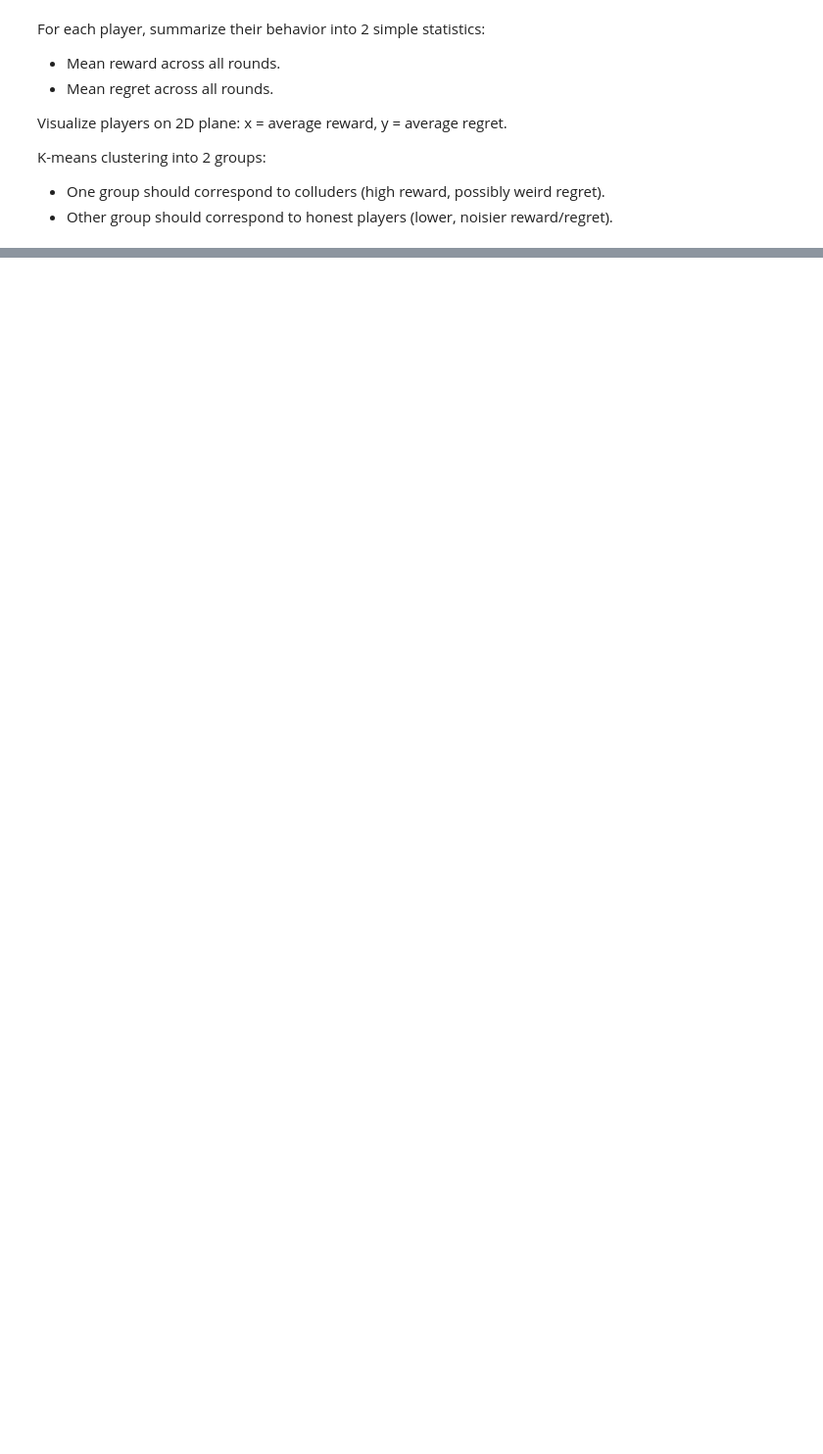
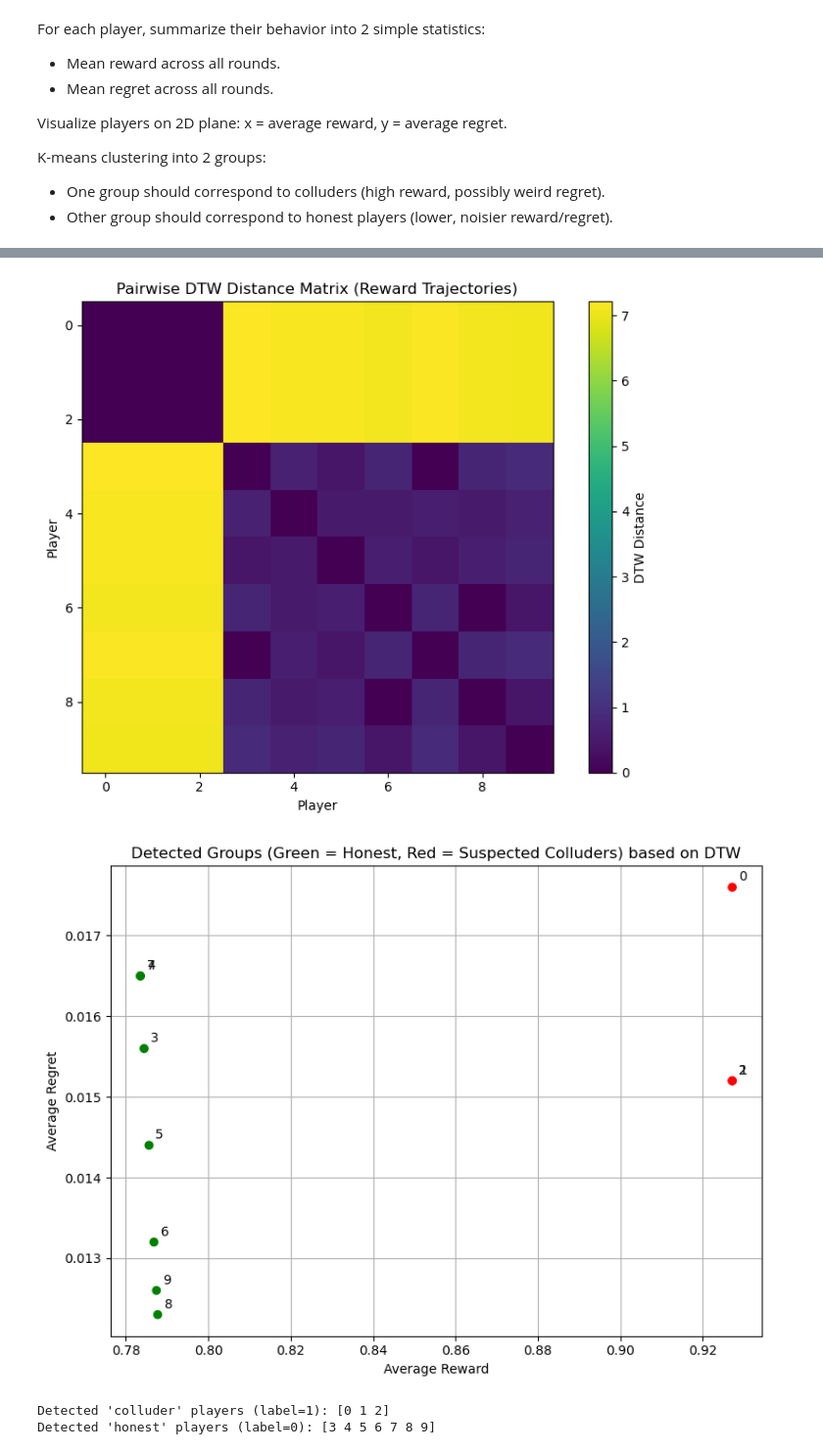
Before and after one commit to alliixx/Game-Collusion-Detection, a Jupyter notebook: collusion_detection_models.ipynb, the cells around one changed output, grey strips where cells are left out. Shown at 98% size. Drawn from its saved outputs; the diff is of its cells as text; code cells hidden in the pictures; blank space fills up the shorter version.

Commit message:
trying collusion detection

```diff
--- a/collusion_detection_models.ipynb
+++ b/collusion_detection_models.ipynb
@@ -72,0 +94,70 @@ Detected 'honest' players (label=0): [3 4 5 6 7 8 9]
+# %%
+import numpy as np
+import matplotlib.pyplot as plt
+from scipy.spatial.distance import cdist
+from tslearn.metrics import dtw
+from sklearn.cluster import AgglomerativeClustering
+
+# ==== Load history arrays ====
+history_rewards = np.load('game_implementation/history_rewards.npy')
+history_regrets = np.load('game_implementation/history_regrets.npy')
+
+num_players, num_rounds = history_rewards.shape
+
+# ==== Build Time Series Features ====
+# You can choose rewards or regrets (both work, but rewards usually show collusion better)
+series = history_rewards  # shape (num_players, num_rounds)
+
+# ==== Compute Pairwise DTW Distances ====
+dtw_distance_matrix = np.zeros((num_players, num_players))
+
+for i in range(num_players):
+    for j in range(i+1, num_players):
+        distance = dtw(series[i], series[j])
+        dtw_distance_matrix[i, j] = distance
+        dtw_distance_matrix[j, i] = distance
+
+# ==== Clustering ====
+# Agglomerative clustering on the DTW distance matrix
+clustering = AgglomerativeClustering(
+    n_clusters=2,         # Assume 2 groups: colluders vs honest
+    affinity='precomputed',
+    linkage='average'
+)
+labels = clustering.fit_predict(dtw_distance_matrix)
+
+# ==== Plot DTW Distance Matrix ====
+plt.figure(figsize=(8, 6))
+plt.imshow(dtw_distance_matrix, cmap='viridis')
+plt.colorbar(label='DTW Distance')
+plt.title('Pairwise DTW Distance Matrix (Reward Trajectories)')
+plt.xlabel('Player')
+plt.ylabel('Player')
+plt.tight_layout()
+plt.show()
+
+# ==== Scatter the players (using average reward and regret for visualization) ====
+avg_rewards = history_rewards.mean(axis=1)
+avg_regrets = history_regrets.mean(axis=1)
+
+colors = ['red' if label == 1 else 'green' for label in labels]
+
+plt.figure(figsize=(8, 6))
+plt.scatter(avg_rewards, avg_regrets, c=colors)
+for i in range(num_players):
+    plt.annotate(str(i), (avg_rewards[i], avg_regrets[i]), textcoords="offset points", xytext=(5,5))
+plt.xlabel('Average Reward')
+plt.ylabel('Average Regret')
+plt.title('Detected Groups (Green = Honest, Red = Suspected Colluders) based on DTW')
+plt.grid(True)
+plt.tight_layout()
+plt.show()
+
+# ==== Output results ====
+print("Detected 'colluder' players (label=1):", np.where(labels == 1)[0])
+print("Detected 'honest' players (label=0):", np.where(labels == 0)[0])
+# %% [output]
+[figure, added]
+[figure, added]
+Detected 'colluder' players (label=1): [0 1 2]
+Detected 'honest' players (label=0): [3 4 5 6 7 8 9]
```
Also changed, not shown: parts of 3 cells of this notebook, 4 other files.
